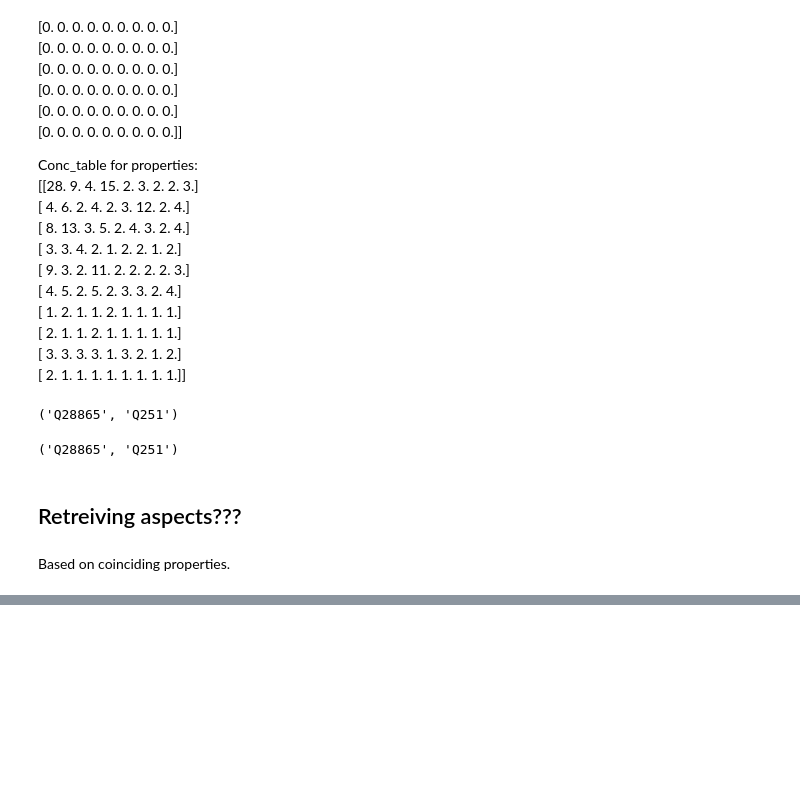
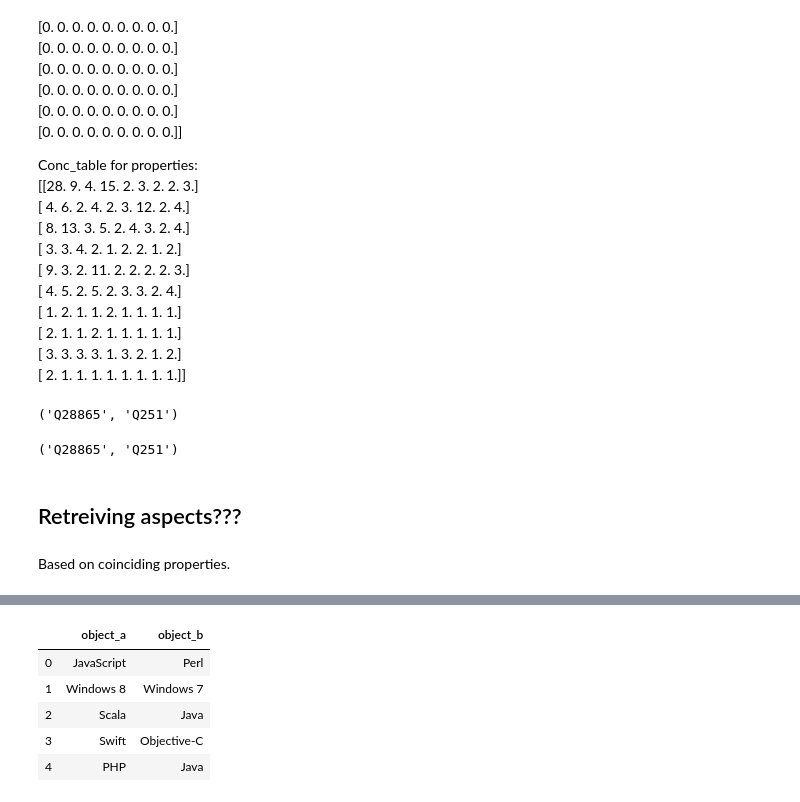
Before and after one commit to alebondarenko/comparely, a Jupyter notebook: Wikidata/WikidataExpermients.ipynb, the cells around one changed output, grey strips where cells are left out. Saved outputs shown, nothing was run; the diff lists cells and outputs as text; code cells hidden in the pictures; blank space fills up the shorter version.

```diff
--- a/Wikidata/WikidataExpermients.ipynb
+++ b/Wikidata/WikidataExpermients.ipynb
@@ -268,0 +449,10 @@ up
+# %%
+pairs = pd.DataFrame(pd.read_csv("Compared_pairs.tsv", delimiter='\t')[['object_a', 'object_b']])
+pairs.head()
+# %% [output]
+|  | object_a | object_b |
+| 0 | JavaScript | Perl |
+| 1 | Windows 8 | Windows 7 |
+| 2 | Scala | Java |
+| 3 | Swift | Objective-C |
+| 4 | PHP | Java |
```
Also changed, not shown: parts of 26 cells of this notebook, 5 other files.
